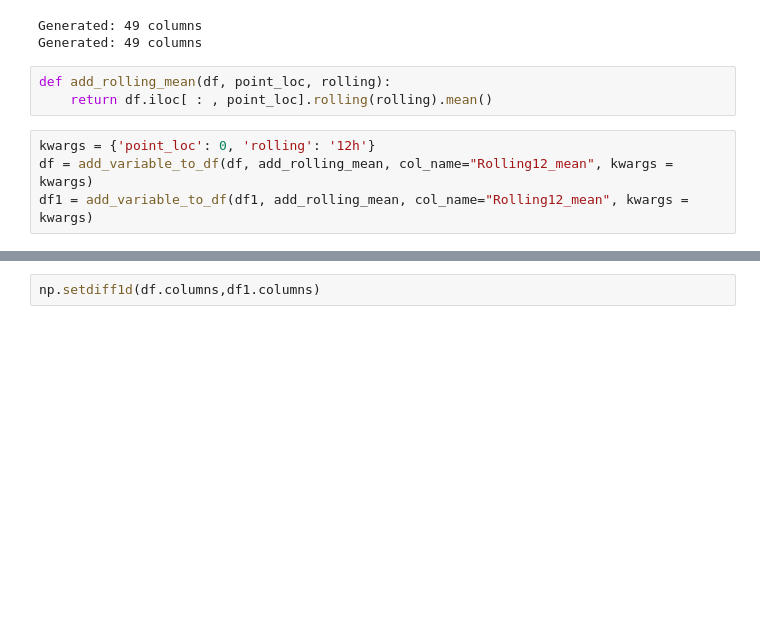
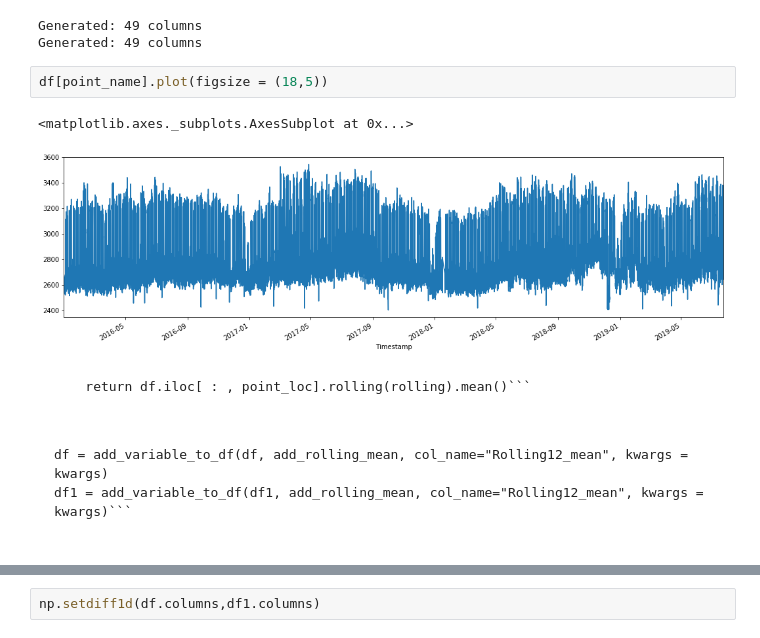
Before and after one commit to eco-data-science-team/LSTM-Anomaly-Detection, a Jupyter notebook: LSTM Notebook.ipynb, the cells around one changed output, grey strips where cells are left out. Cells and saved outputs as stored; diff of their text form; blank space fills up the shorter version.

````diff
--- a/LSTM Notebook.ipynb
+++ b/LSTM Notebook.ipynb
@@ -79,13 +79,18 @@ df1 = create_standard_multivariable_df(df1)
 # %% [output]
 Generated: 49 columns
 Generated: 49 columns
-# %%
-def add_rolling_mean(df, point_loc, rolling):
-    return df.iloc[ : , point_loc].rolling(rolling).mean()
-# %%
-kwargs = {'point_loc': 0, 'rolling': '12h'}
-df = add_variable_to_df(df, add_rolling_mean, col_name="Rolling12_mean", kwargs = kwargs)
-df1 = add_variable_to_df(df1, add_rolling_mean, col_name="Rolling12_mean", kwargs = kwargs)
+# %%
+df[point_name].plot(figsize = (18,5))
+# %% [output]
+<matplotlib.axes._subplots.AxesSubplot at 0x...>
+[figure, added]
+# %% [markdown]
+```def add_rolling_mean(df, point_loc, rolling):
+    return df.iloc[ : , point_loc].rolling(rolling).mean()```
+# %% [markdown]
+```kwargs = {'point_loc': 0, 'rolling': '12h'}
+df = add_variable_to_df(df, add_rolling_mean, col_name="Rolling12_mean", kwargs = kwargs)
+df1 = add_variable_to_df(df1, add_rolling_mean, col_name="Rolling12_mean", kwargs = kwargs)```
 # %%
 print(f"df: {df.shape}")
 print(f"df1: {df1.shape}")
````
Also changed, not shown: parts of 9 cells of this notebook, 1 other file.
